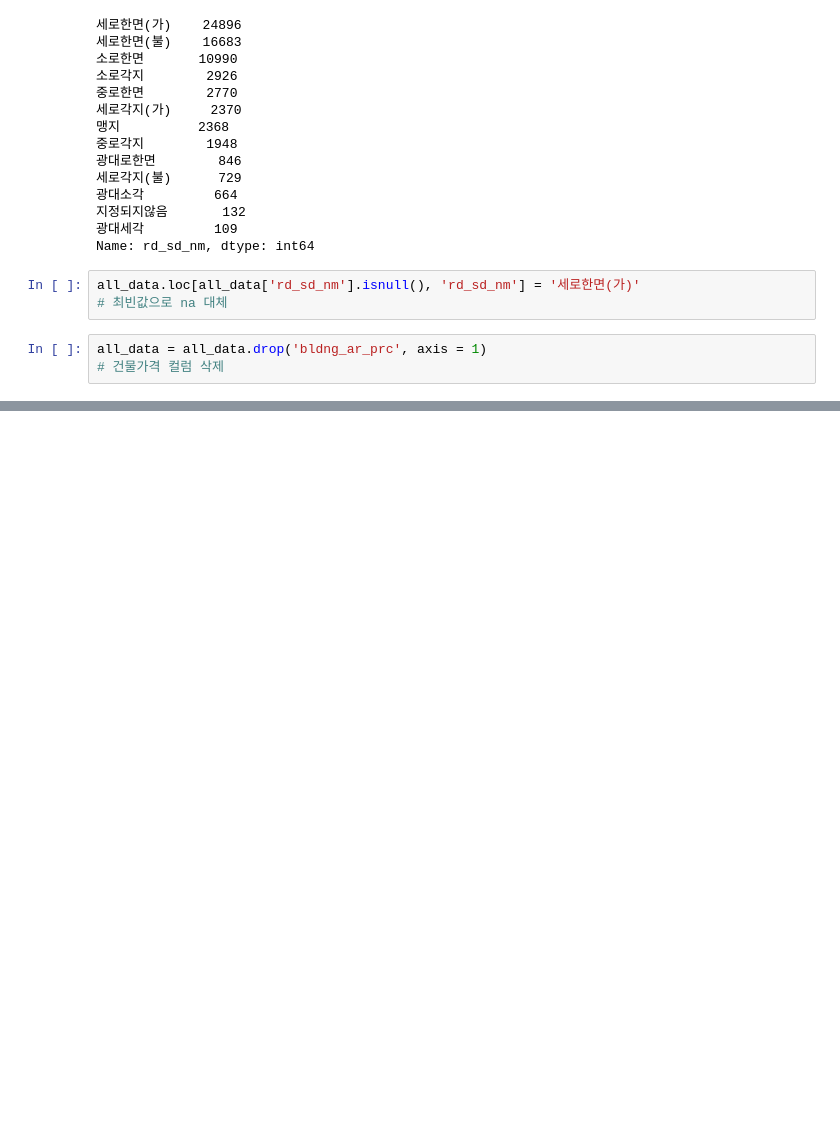
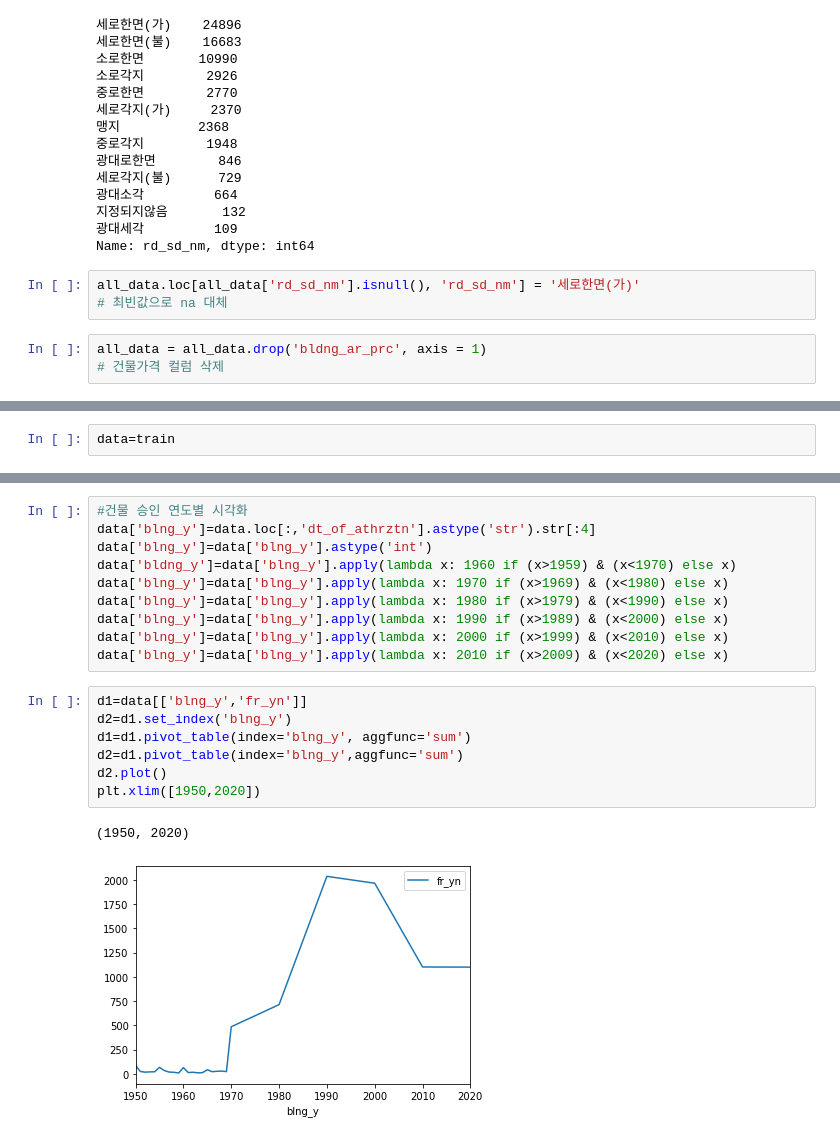
Before and after one commit to cjsgk106/fire-prediction-analysis, a Jupyter notebook: work/preprocessing.ipynb, the cells around one changed output, grey strips where cells are left out. Drawn from its saved outputs; the diff is of its cells as text; blank space fills up the shorter version.

```diff
--- a/work/preprocessing.ipynb
+++ b/work/preprocessing.ipynb
@@ -366,0 +370,2 @@ grid.add_legend()
+# %%
+data=train
@@ -366,0 +404,20 @@ grid.add_legend()
+# %%
+#건물 승인 연도별 시각화
+data['blng_y']=data.loc[:,'dt_of_athrztn'].astype('str').str[:4]
+data['blng_y']=data['blng_y'].astype('int')
+data['bldng_y']=data['blng_y'].apply(lambda x: 1960 if (x>1959) & (x<1970) else x)
+data['blng_y']=data['blng_y'].apply(lambda x: 1970 if (x>1969) & (x<1980) else x)
+data['blng_y']=data['blng_y'].apply(lambda x: 1980 if (x>1979) & (x<1990) else x)
+data['blng_y']=data['blng_y'].apply(lambda x: 1990 if (x>1989) & (x<2000) else x)
+data['blng_y']=data['blng_y'].apply(lambda x: 2000 if (x>1999) & (x<2010) else x)
+data['blng_y']=data['blng_y'].apply(lambda x: 2010 if (x>2009) & (x<2020) else x)
+# %%
+d1=data[['blng_y','fr_yn']]
+d2=d1.set_index('blng_y')
+d1=d1.pivot_table(index='blng_y', aggfunc='sum')
+d2=d1.pivot_table(index='blng_y',aggfunc='sum')
+d2.plot()
+plt.xlim([1950,2020])
+# %% [output]
+(1950, 2020)
+[figure, added]
```
Also changed, not shown: parts of 19 cells of this notebook, 1 other file.
